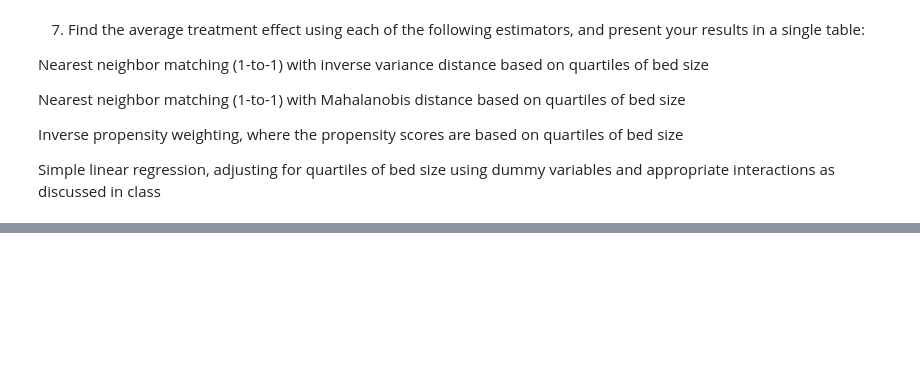
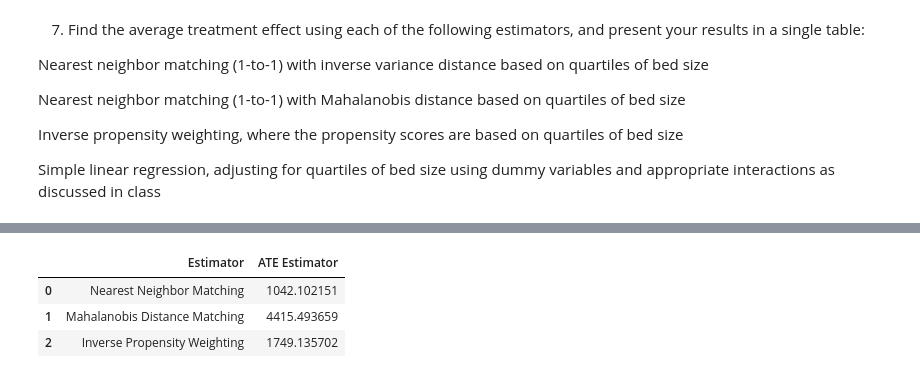
Before and after one commit to sarina-tan/HLTH470hw2, a Jupyter notebook: submission2/Homework2-2.ipynb, the cells around one changed output, grey strips where cells are left out. Drawn from its saved outputs; the diff is of its cells as text; code cells hidden in the pictures; blank space fills up the shorter version.

```diff
--- a/submission2/Homework2-2.ipynb
+++ b/submission2/Homework2-2.ipynb
@@ -138,3 +163,33 @@ Nearest neighbor matching (1-to-1) with Mahalanobis distance based on quartiles
 Inverse propensity weighting, where the propensity scores are based on quartiles of bed size
 
 Simple linear regression, adjusting for quartiles of bed size using dummy variables and appropriate interactions as discussed in class
+# %%
+# Nearest neighbor matching (1-to-1) with inverse variance distance based on quartiles of bed size
+# Prepare data
+match_data = df_cleaned.copy()
+match_data = match_data.dropna()
+
+# Separate treated and control groups
+treated = match_data[match_data['penalty'] == True]
+control = match_data[match_data['penalty'] == False]
+
+# Use bed quartiles as the matching variables
+X_treated = treated[['bed_quartile']].values
+X_control = control[['bed_quartile']].values
+
+# Use inverse variance weighting for distance
+bed_var = match_data.groupby('bed_quartile')['estimated_price'].var().fillna(1)
+inv_var_weights = 1 / bed_var.loc[treated['bed_quartile']].values
+
+# Perform NN Matching (1-to-1)
+nn = NearestNeighbors(n_neighbors=1, metric='euclidean')
+nn.fit(X_control)
+_, indices = nn.kneighbors(X_treated)
+
+# Get matched control prices
+matched_control_prices = control.iloc[indices.flatten()]['estimated_price'].values
+treated_prices = treated['estimated_price'].values
+
+# Compute ATE
+ATE_nn = np.mean(treated_prices - matched_control_prices)
+print(f"Nearest Neighbor Matching ATE: {ATE_nn:.2f}")
@@ -140,0 +356,18 @@ Simple linear regression, adjusting for quartiles of bed size using dummy variab
+# %%
+# Final summary table
+ate_results = {
+    "Estimator": ["Nearest Neighbor Matching",
+                  "Mahalanobis Distance Matching",
+                  "Inverse Propensity Weighting"],
+    "ATE Estimator": [ATE_nn, ATE_nn_mah, ATE_ipw]
+}
+
+# Convert to DF
+ate_table = pd.DataFrame(ate_results)
+
+ate_table
+# %% [output]
+|  | Estimator | ATE Estimator |
+| 0 | Nearest Neighbor Matching | 1042.102151 |
+| 1 | Mahalanobis Distance Matching | 4415.493659 |
+| 2 | Inverse Propensity Weighting | 1749.135702 |
```
Also changed, not shown: parts of 9 cells of this notebook, 4 other files.
